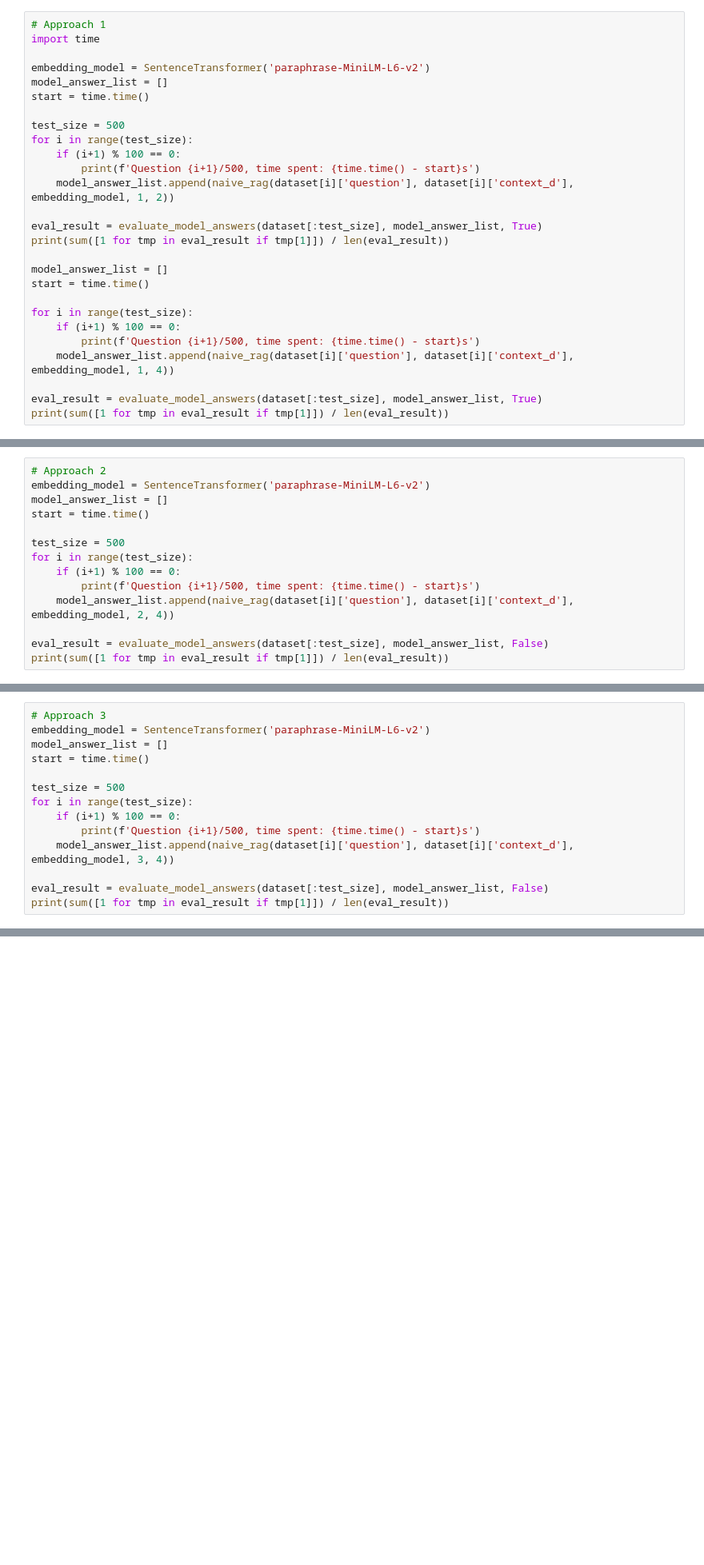
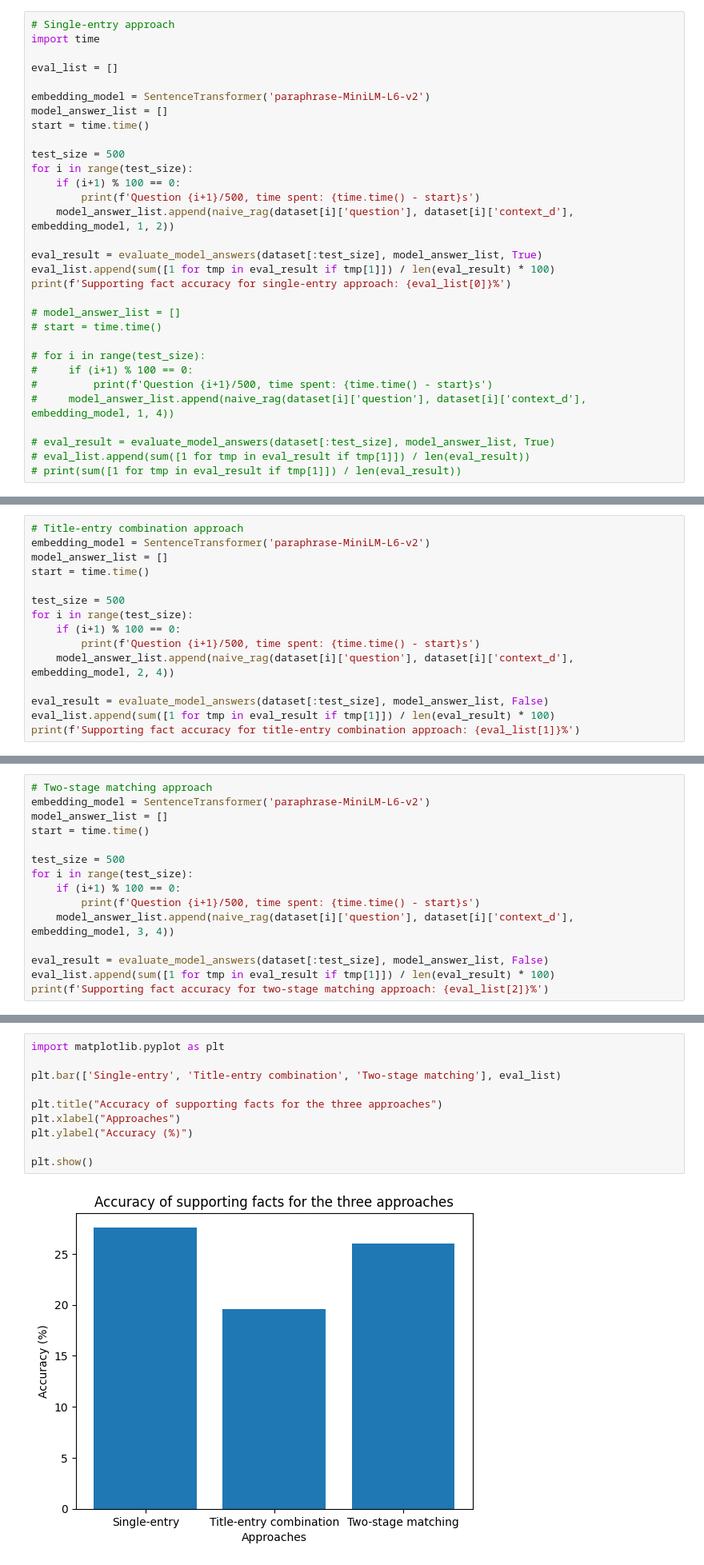
Before and after one commit to TonyF0116/CS598_Group7, a Jupyter notebook: CS_598_IR_RAG_evaluation_on_LLama_3_1_8B.ipynb, the cells around one changed output, grey strips where cells are left out. Shown at 80% size. Cells and saved outputs as stored; diff of their text form; blank space fills up the shorter version.

Commit message:
Uploading plot for the accuracy results

```diff
--- a/CS_598_IR_RAG_evaluation_on_LLama_3_1_8B.ipynb
+++ b/CS_598_IR_RAG_evaluation_on_LLama_3_1_8B.ipynb
@@ -282,8 +280,10 @@ def naive_rag(question, context, embedding_model, method, top_k):
 
         return ['Answer placeholder', best_comb]
 # %%
-# Approach 1
+# Single-entry approach
 import time
+
+eval_list = []
 
 embedding_model = SentenceTransformer('paraphrase-MiniLM-L6-v2')
 model_answer_list = []
@@ -296,16 +296,18 @@ for i in range(test_size):
     model_answer_list.append(naive_rag(dataset[i]['question'], dataset[i]['context_d'], embedding_model, 1, 2))
 
 eval_result = evaluate_model_answers(dataset[:test_size], model_answer_list, True)
-print(sum([1 for tmp in eval_result if tmp[1]]) / len(eval_result))
+eval_list.append(sum([1 for tmp in eval_result if tmp[1]]) / len(eval_result) * 100)
+print(f'Supporting fact accuracy for single-entry approach: {eval_list[0]}%')
 
-model_answer_list = []
-start = time.time()
+# model_answer_list = []
+# start = time.time()
 
-for i in range(test_size):
-    if (i+1) % 100 == 0:
-        print(f'Question {i+1}/500, time spent: {time.time() - start}s')
-    model_answer_list.append(naive_rag(dataset[i]['question'], dataset[i]['context_d'], embedding_model, 1, 4))
+# for i in range(test_size):
+#     if (i+1) % 100 == 0:
+#         print(f'Question {i+1}/500, time spent: {time.time() - start}s')
+#     model_answer_list.append(naive_rag(dataset[i]['question'], dataset[i]['context_d'], embedding_model, 1, 4))
 
-eval_result = evaluate_model_answers(dataset[:test_size], model_answer_list, True)
-print(sum([1 for tmp in eval_result if tmp[1]]) / len(eval_result))
+# eval_result = evaluate_model_answers(dataset[:test_size], model_answer_list, True)
+# eval_list.append(sum([1 for tmp in eval_result if tmp[1]]) / len(eval_result))
+# print(sum([1 for tmp in eval_result if tmp[1]]) / len(eval_result))
 # %% [output]
@@ -324,5 +320,5 @@ Question 500/500, time spent: 14.655434131622314s
 # %%
-# Approach 2
+# Title-entry combination approach
 embedding_model = SentenceTransformer('paraphrase-MiniLM-L6-v2')
 model_answer_list = []
 start = time.time()
@@ -334,5 +330,6 @@ for i in range(test_size):
     model_answer_list.append(naive_rag(dataset[i]['question'], dataset[i]['context_d'], embedding_model, 2, 4))
 
 eval_result = evaluate_model_answers(dataset[:test_size], model_answer_list, False)
-print(sum([1 for tmp in eval_result if tmp[1]]) / len(eval_result))
+eval_list.append(sum([1 for tmp in eval_result if tmp[1]]) / len(eval_result) * 100)
+print(f'Supporting fact accuracy for title-entry combination approach: {eval_list[1]}%')
 # %% [output]
@@ -345,5 +342,5 @@ Question 500/500, time spent: 45.15528655052185s
 # %%
-# Approach 3
+# Two-stage matching approach
 embedding_model = SentenceTransformer('paraphrase-MiniLM-L6-v2')
 model_answer_list = []
 start = time.time()
@@ -355,5 +352,6 @@ for i in range(test_size):
     model_answer_list.append(naive_rag(dataset[i]['question'], dataset[i]['context_d'], embedding_model, 3, 4))
 
 eval_result = evaluate_model_answers(dataset[:test_size], model_answer_list, False)
-print(sum([1 for tmp in eval_result if tmp[1]]) / len(eval_result))
+eval_list.append(sum([1 for tmp in eval_result if tmp[1]]) / len(eval_result) * 100)
+print(f'Supporting fact accuracy for two-stage matching approach: {eval_list[2]}%')
 # %% [output]
@@ -366,3 +364,15 @@ Question 500/500, time spent: 52.660534381866455s
+# %%
+import matplotlib.pyplot as plt
+
+plt.bar(['Single-entry', 'Title-entry combination', 'Two-stage matching'], eval_list)
+
+plt.title("Accuracy of supporting facts for the three approaches")
+plt.xlabel("Approaches")
+plt.ylabel("Accuracy (%)")
+
+plt.show()
+# %% [output]
+[figure, added]
 # %% [markdown]
 #Intermediate RAG
 # %%
```
Also changed, not shown: parts of 9 cells of this notebook, 2 other files.
